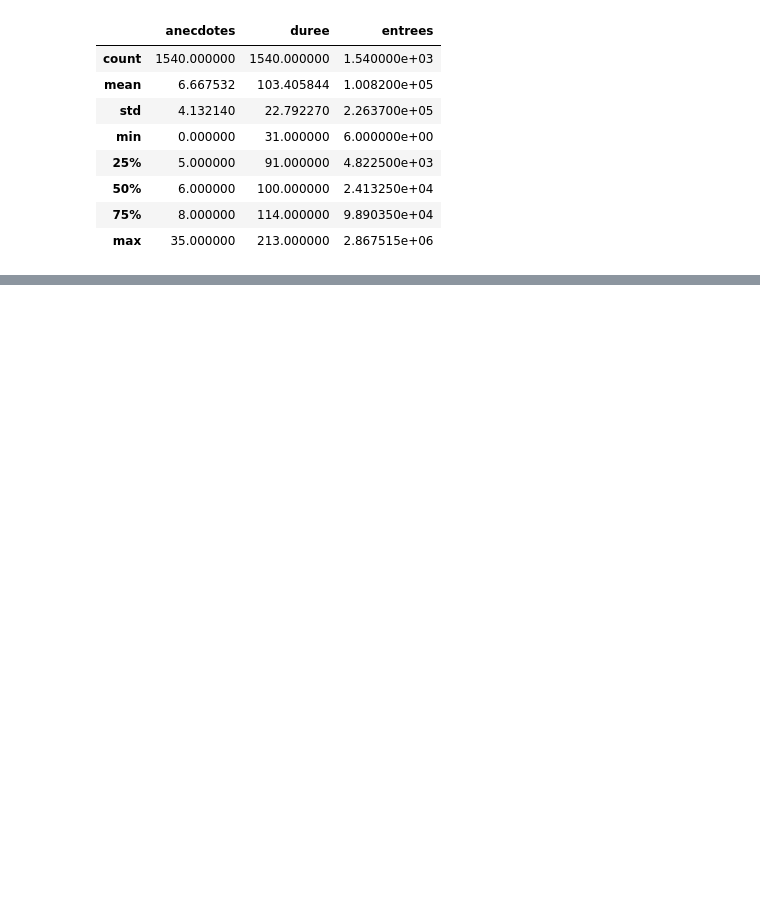
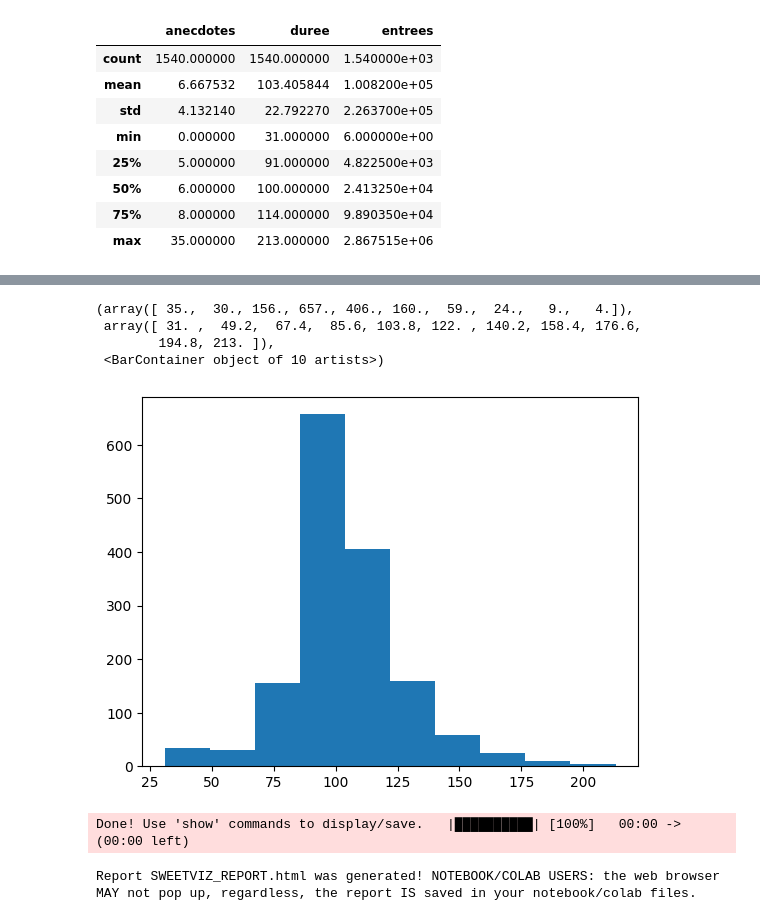
Before and after one commit to Melobgn/cinema_prediction, a Jupyter notebook: analytics.ipynb, the cells around one changed output, grey strips where cells are left out. Saved outputs shown, nothing was run; the diff lists cells and outputs as text; code cells hidden in the pictures; blank space fills up the shorter version.

Commit message:
sweetviz

```diff
--- a/analytics.ipynb
+++ b/analytics.ipynb
@@ -32,0 +41,15 @@ NameError: name 'plt' is not defined
+# %%
+plt.hist(df['duree'])
+# %% [output]
+(array([ 35.,  30., 156., 657., 406., 160.,  59.,  24.,   9.,   4.]),
+ array([ 31. ,  49.2,  67.4,  85.6, 103.8, 122. , 140.2, 158.4, 176.6,
+        194.8, 213. ]),
+ <BarContainer object of 10 artists>)
+[figure, added]
+# %%
+#librairie sweetviz pour avoir un aperçu des données
+sweet_report = sv.analyze(df, 'entrees')
+sweet_report.show_html()
+# %% [output]
+Done! Use 'show' commands to display/save.   |██████████| [100%]   00:00 -> (00:00 left)
+Report SWEETVIZ_REPORT.html was generated! NOTEBOOK/COLAB USERS: the web browser MAY not pop up, regardless, the report IS saved in your notebook/colab files.
```
Also changed, not shown: parts of 5 cells of this notebook, 1 other file.
